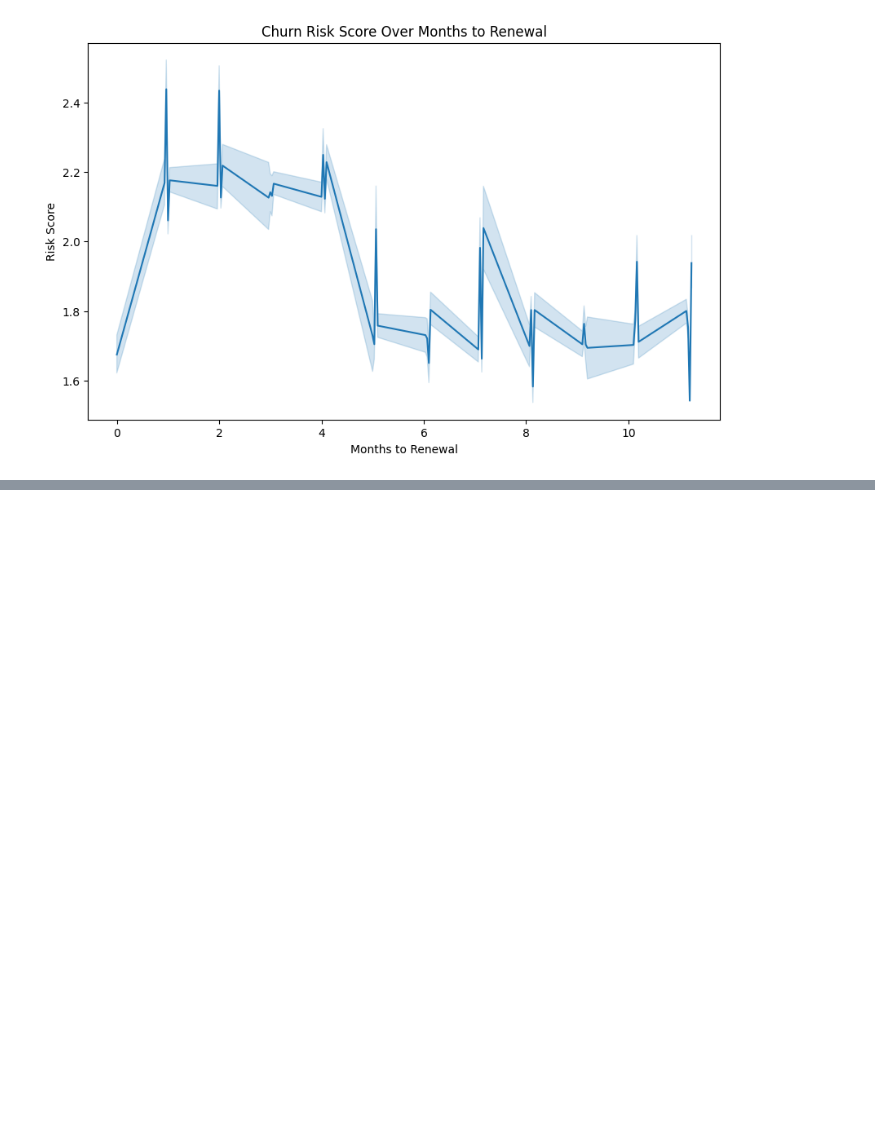
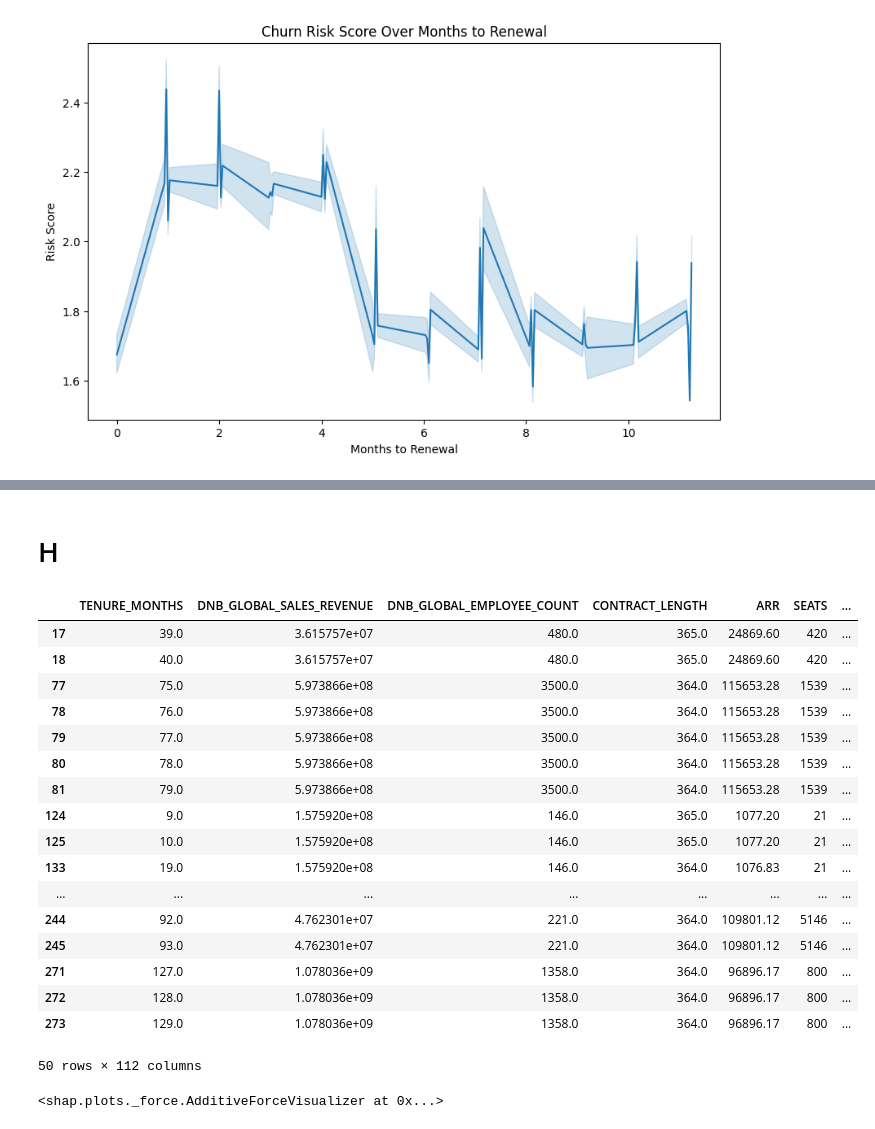
Before and after one commit to ot-babs/MLE-Churn_Prediction, a Jupyter notebook: churn_predicition.ipynb, the cells around one changed output, grey strips where cells are left out. Drawn from its saved outputs; the diff is of its cells as text; code cells hidden in the pictures; blank space fills up the shorter version.

Commit message:
Finished Churn_prediction model
Written up in detail how the churn prediction model works and what the results tells us

```diff
--- a/churn_predicition.ipynb
+++ b/churn_predicition.ipynb
@@ -605,0 +602,4 @@ dataset_with_scores.to_csv('dataset_with_scores')
+# %%
+# Reset the index of the DataFrame
+X_cleaned_filtered_v2 = X_cleaned_filtered.reset_index(drop=True)
+X_cleaned_filtered_v2
@@ -605,0 +631,37 @@ dataset_with_scores.to_csv('dataset_with_scores')
+# %% [markdown]
+# H
+# %%
+# Create a new DataFrame with rows where Risk_Score is greater than or equal to 4 (this is high risk users)
+high_risk_df = X_cleaned_filtered_v2[X_cleaned_filtered_v2['Risk_Score'] >= 3].copy()
+
+# Display the first few rows of the new DataFrame
+high_risk_df.head(50)
+# %% [output]
+|  | TENURE_MONTHS | DNB_GLOBAL_SALES_REVENUE | DNB_GLOBAL_EMPLOYEE_COUNT | CONTRACT_LENGTH | ARR | SEATS | ... |
+| 17 | 39.0 | 3.615757e+07 | 480.0 | 365.0 | 24869.60 | 420 | ... |
+| 18 | 40.0 | 3.615757e+07 | 480.0 | 365.0 | 24869.60 | 420 | ... |
+| 77 | 75.0 | 5.973866e+08 | 3500.0 | 364.0 | 115653.28 | 1539 | ... |
+| 78 | 76.0 | 5.973866e+08 | 3500.0 | 364.0 | 115653.28 | 1539 | ... |
+| 79 | 77.0 | 5.973866e+08 | 3500.0 | 364.0 | 115653.28 | 1539 | ... |
+| 80 | 78.0 | 5.973866e+08 | 3500.0 | 364.0 | 115653.28 | 1539 | ... |
+| 81 | 79.0 | 5.973866e+08 | 3500.0 | 364.0 | 115653.28 | 1539 | ... |
+| 124 | 9.0 | 1.575920e+08 | 146.0 | 365.0 | 1077.20 | 21 | ... |
+| 125 | 10.0 | 1.575920e+08 | 146.0 | 365.0 | 1077.20 | 21 | ... |
+| 133 | 19.0 | 1.575920e+08 | 146.0 | 364.0 | 1076.83 | 21 | ... |
+| ... | ... | ... | ... | ... | ... | ... | ... |
+| 244 | 92.0 | 4.762301e+07 | 221.0 | 364.0 | 109801.12 | 5146 | ... |
+| 245 | 93.0 | 4.762301e+07 | 221.0 | 364.0 | 109801.12 | 5146 | ... |
+| 271 | 127.0 | 1.078036e+09 | 1358.0 | 364.0 | 96896.17 | 800 | ... |
+| 272 | 128.0 | 1.078036e+09 | 1358.0 | 364.0 | 96896.17 | 800 | ... |
+| 273 | 129.0 | 1.078036e+09 | 1358.0 | 364.0 | 96896.17 | 800 | ... |
+50 rows × 112 columns
+# %%
+# For a single prediction
+customer_index = 77  # using a high risk customer to find reason for high risk of churning.
+shap.force_plot(
+    explainer.expected_value[1],
+    shap_values[1][customer_index],
+    X_cleaned_filtered_v2.iloc[customer_index]
+)
+# %% [output]
+<shap.plots._force.AdditiveForceVisualizer at 0x...>
```
Also changed, not shown: parts of 13 cells of this notebook, 2 other files.
